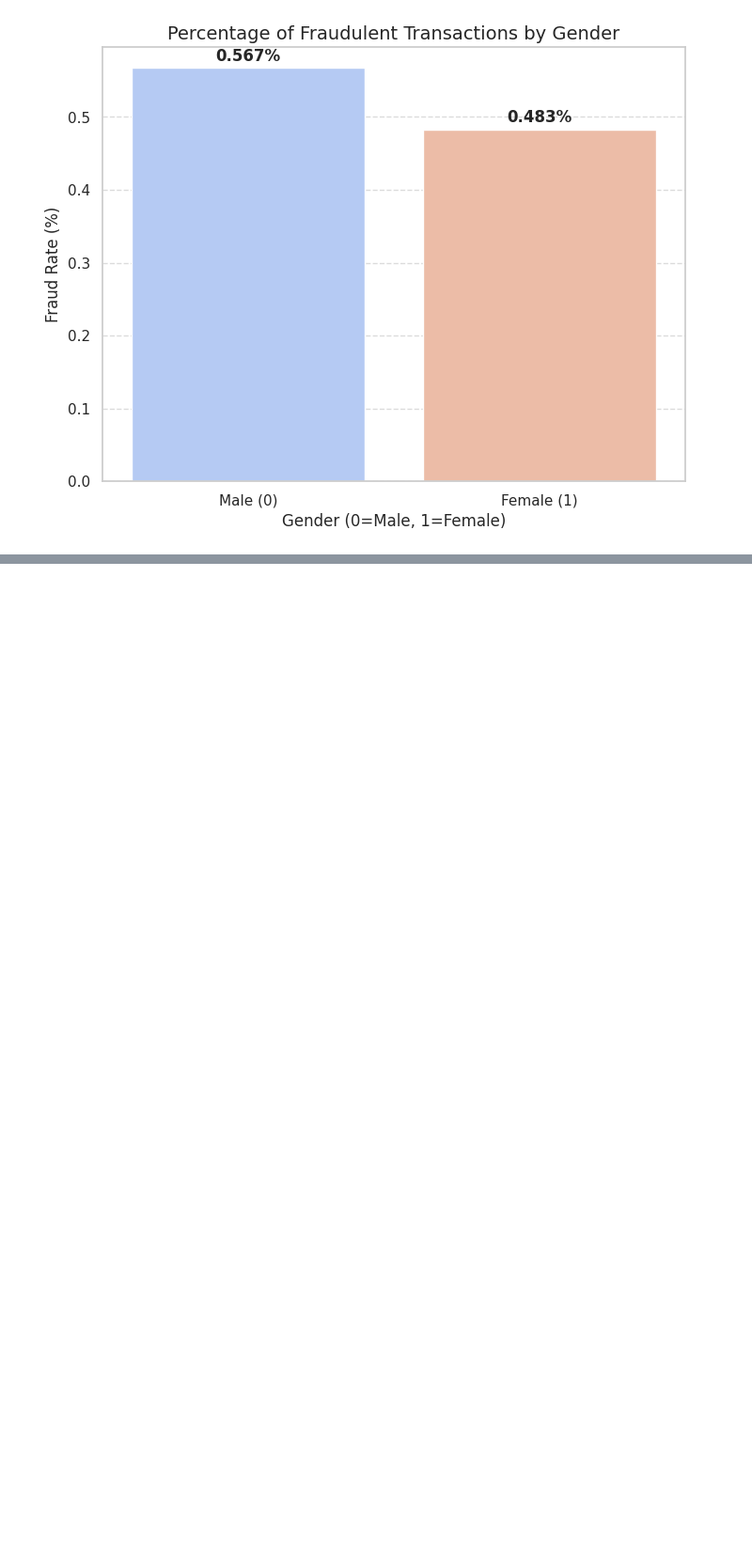
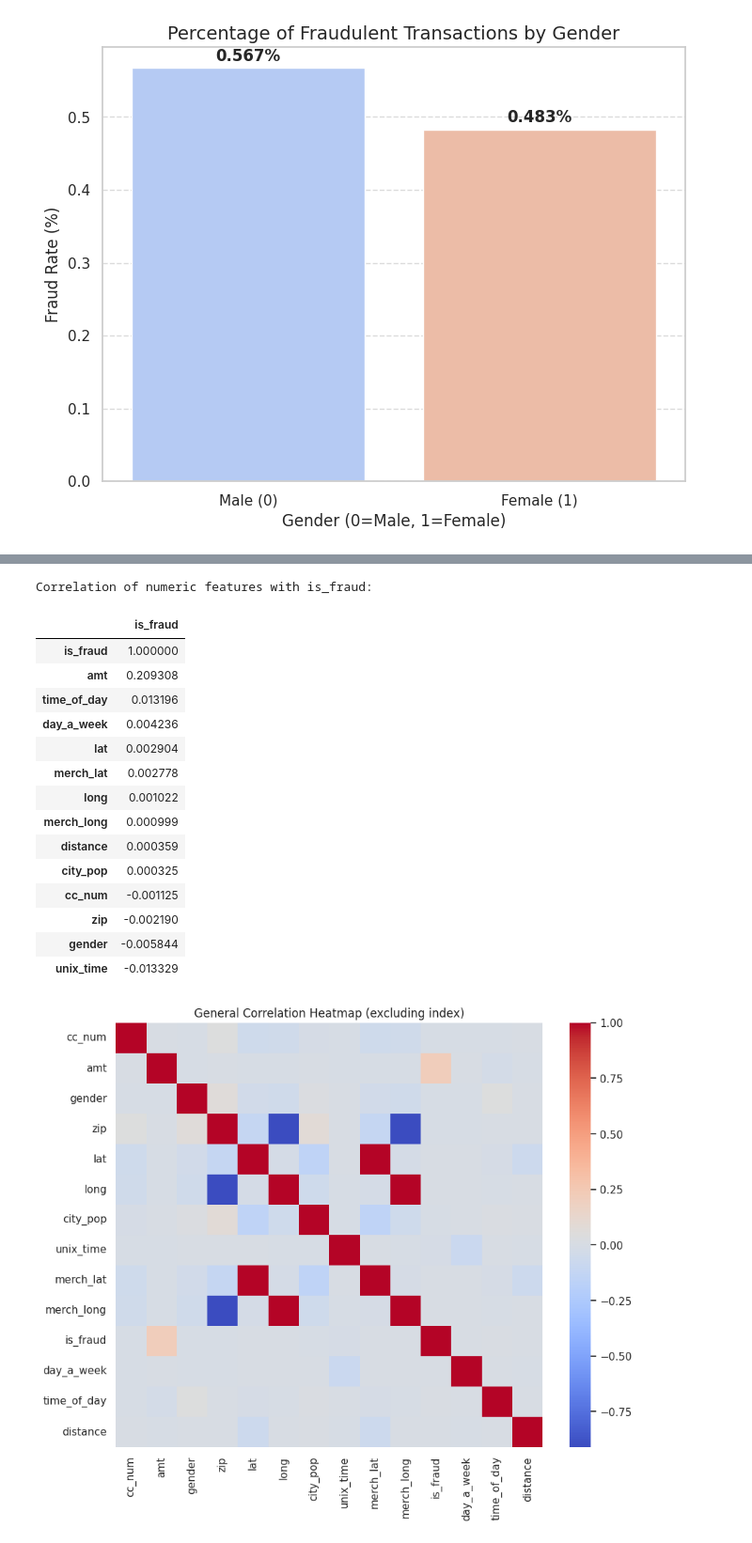
Before and after one commit to danieligelnik/CCFraudProject, a Jupyter notebook: DS_project.ipynb, the cells around one changed output, grey strips where cells are left out. Shown at 94% size. Saved outputs shown, nothing was run; the diff lists cells and outputs as text; code cells hidden in the pictures; blank space fills up the shorter version.

```diff
--- a/DS_project.ipynb
+++ b/DS_project.ipynb
@@ -495,0 +529,35 @@ plt.show()
+# %%
+# Select only numeric columns and remove 'Unnamed: 0'
+numeric_df = df_cards.select_dtypes(include=['number'])
+if 'Unnamed: 0' in numeric_df.columns:
+    numeric_df = numeric_df.drop(columns=['Unnamed: 0'])
+
+# Calculate correlation with 'is_fraud' specifically
+corr_with_fraud = numeric_df.corr()['is_fraud'].sort_values(ascending=False).to_frame()
+
+print("Correlation of numeric features with is_fraud:")
+display(corr_with_fraud)
+
+# Plotting the correlations
+plt.figure(figsize=(10, 8))
+sns.heatmap(numeric_df.corr(), annot=False, cmap='coolwarm')
+plt.title('General Correlation Heatmap (excluding index)')
+plt.show()
+# %% [output]
+Correlation of numeric features with is_fraud:
+|  | is_fraud |
+| is_fraud | 1.000000 |
+| amt | 0.209308 |
+| time_of_day | 0.013196 |
+| day_a_week | 0.004236 |
+| lat | 0.002904 |
+| merch_lat | 0.002778 |
+| long | 0.001022 |
+| merch_long | 0.000999 |
+| distance | 0.000359 |
+| city_pop | 0.000325 |
+| cc_num | -0.001125 |
+| zip | -0.002190 |
+| gender | -0.005844 |
+| unix_time | -0.013329 |
+[figure, added]
```
Also changed, not shown: parts of 1 cell of this notebook.
